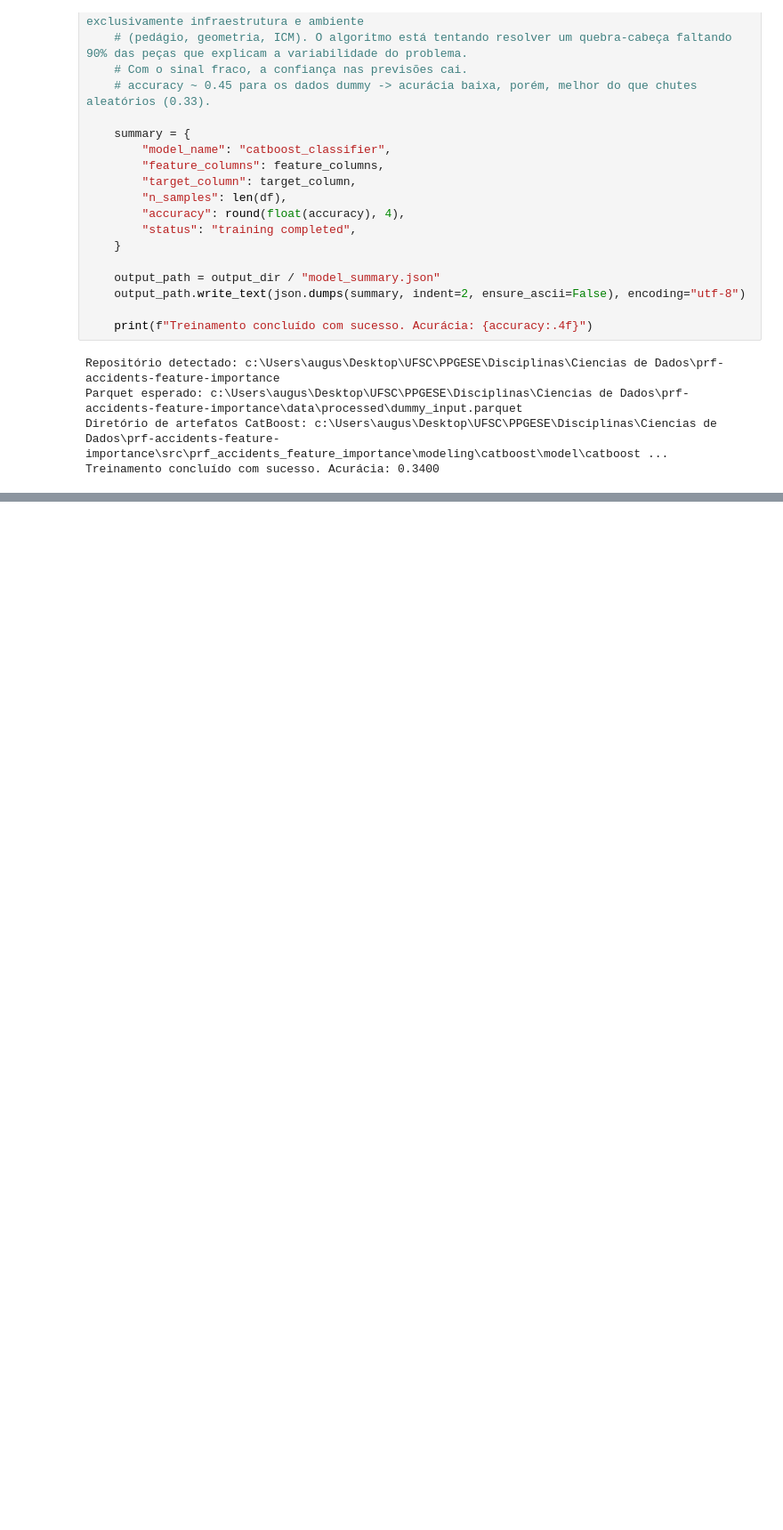
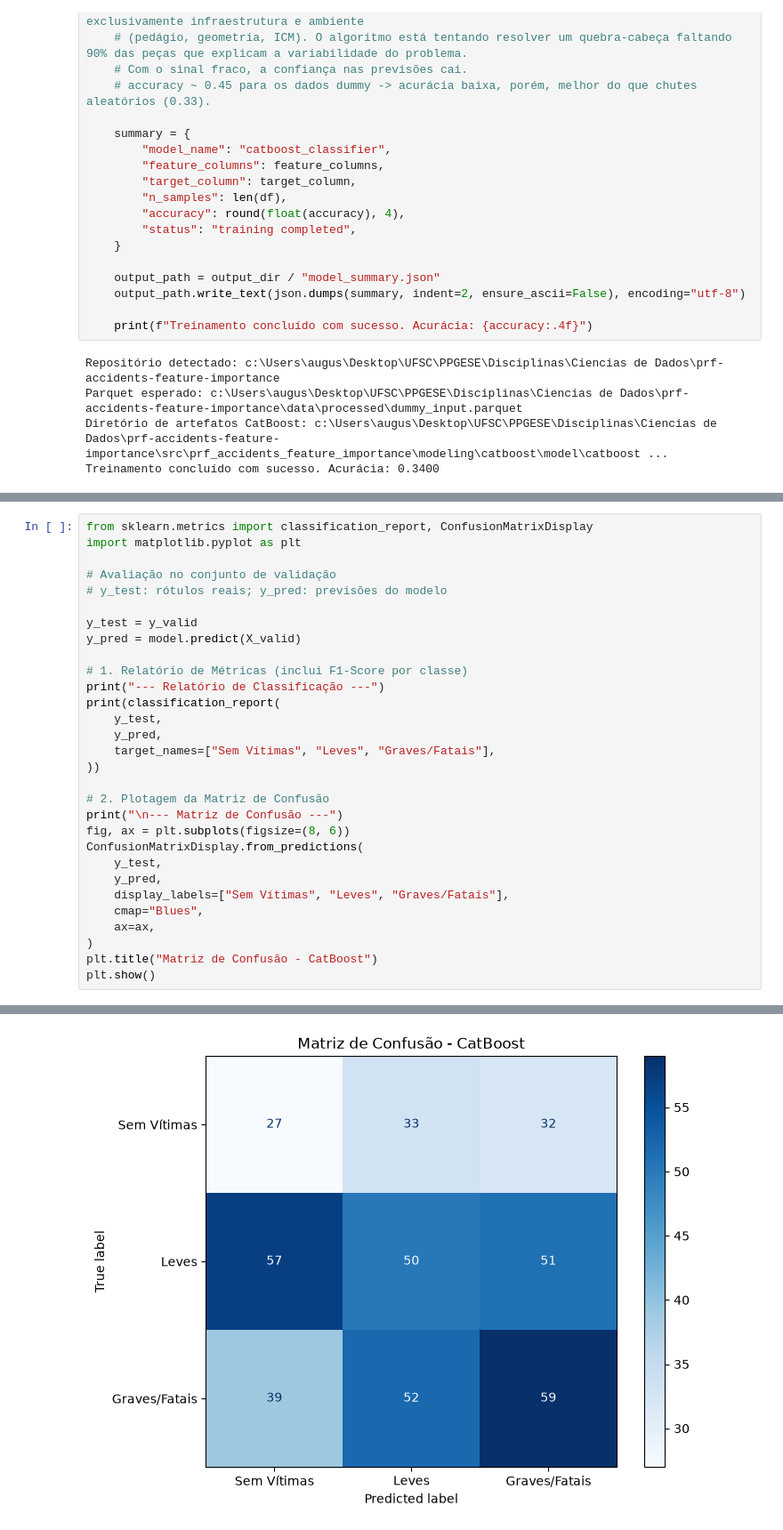
Before and after one commit to Augusto-Derlian/prf-accidents-feature-importance, a Jupyter notebook: src/prf_accidents_feature_importance/modeling/catboost/model/catboost_training.ipynb, the cells around one changed output, grey strips where cells are left out. Shown at 89% size. Drawn from its saved outputs; the diff is of its cells as text; blank space fills up the shorter version.

Commit message:
Adds classification report and confusion matrix

```diff
--- a/src/prf_accidents_feature_importance/modeling/catboost/model/catboost_training.ipynb
+++ b/src/prf_accidents_feature_importance/modeling/catboost/model/catboost_training.ipynb
@@ -116,0 +120,31 @@ Treinamento concluído com sucesso. Acurácia: 0.3400
+# %%
+from sklearn.metrics import classification_report, ConfusionMatrixDisplay
+import matplotlib.pyplot as plt
+
+# Avaliação no conjunto de validação
+# y_test: rótulos reais; y_pred: previsões do modelo
+
+y_test = y_valid
+y_pred = model.predict(X_valid)
+
+# 1. Relatório de Métricas (inclui F1-Score por classe)
+print("--- Relatório de Classificação ---")
+print(classification_report(
+    y_test,
+    y_pred,
+    target_names=["Sem Vítimas", "Leves", "Graves/Fatais"],
+))
+
+# 2. Plotagem da Matriz de Confusão
+print("\n--- Matriz de Confusão ---")
+fig, ax = plt.subplots(figsize=(8, 6))
+ConfusionMatrixDisplay.from_predictions(
+    y_test,
+    y_pred,
+    display_labels=["Sem Vítimas", "Leves", "Graves/Fatais"],
+    cmap="Blues",
+    ax=ax,
+)
+plt.title("Matriz de Confusão - CatBoost")
+plt.show()
+# %% [output]
@@ -116,0 +164 @@ Treinamento concluído com sucesso. Acurácia: 0.3400
+[figure, added]
```
Also changed, not shown: parts of 2 cells of this notebook, 1 other file.
